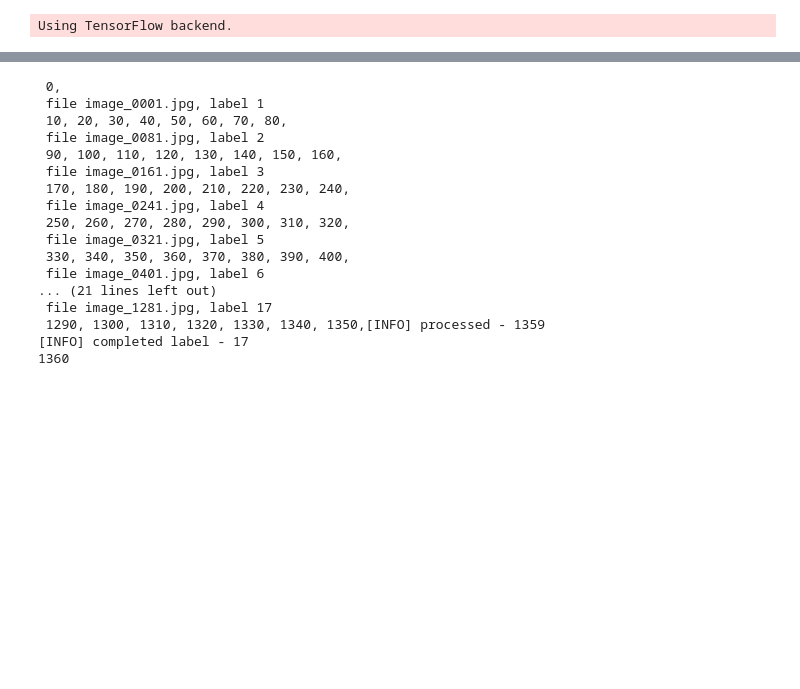
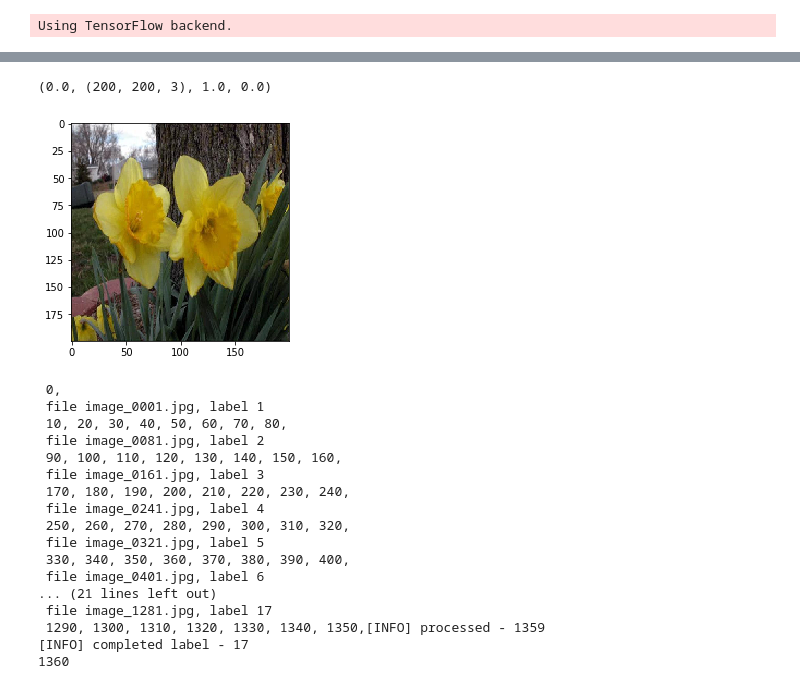
Before and after one commit to jianghan2013/fracture_detection, a Jupyter notebook: jupyter_extract_features.ipynb, the cells around one changed output, grey strips where cells are left out. Saved outputs shown, nothing was run; the diff lists cells and outputs as text; code cells hidden in the pictures; blank space fills up the shorter version.

```diff
--- a/jupyter_extract_features.ipynb
+++ b/jupyter_extract_features.ipynb
@@ -102,3 +331,17 @@ print("[INFO] successfully loaded base model and model...")
+# %%
+a = x_pre[0]/2 +0.5
+np.min(x),a.shape, np.max(a), np.min(a)
+# %% [output]
+(0.0, (200, 200, 3), 1.0, 0.0)
+# %%
+#plt.imshow(img)
+#plt.show()
+plt.imshow(a)
+#plt.show()
+#plt.imshow(x_pre[0])
+plt.show()
+# %% [output]
+[figure, added]
 # %%
 # path to training dataset
 train_files = os.listdir(train_path)
```
Also changed, not shown: parts of 18 cells of this notebook, 2 other files.
